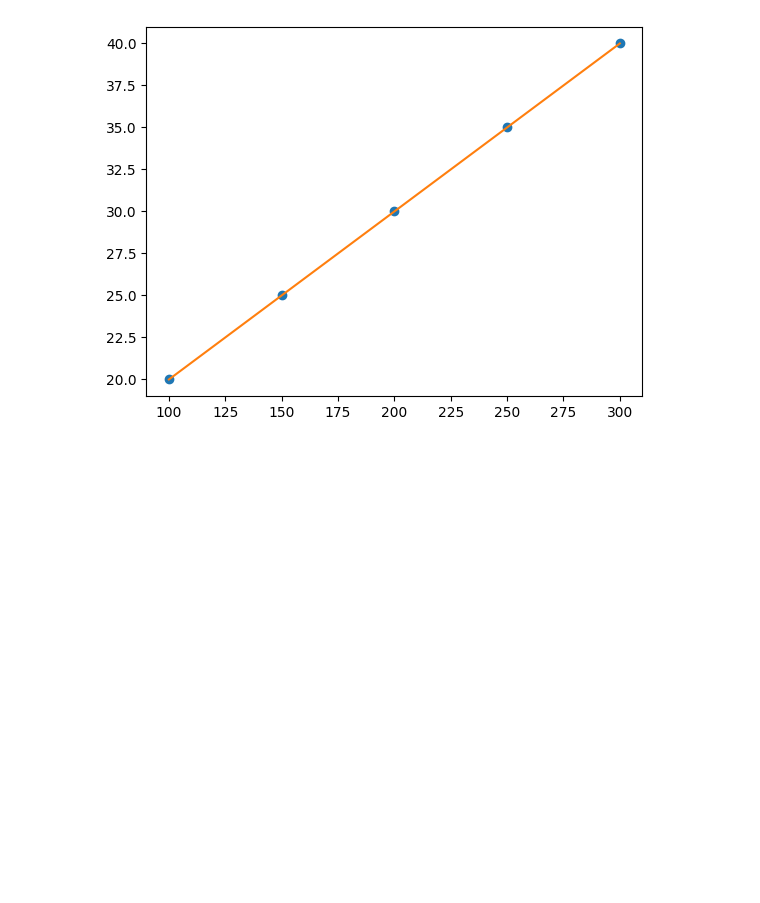
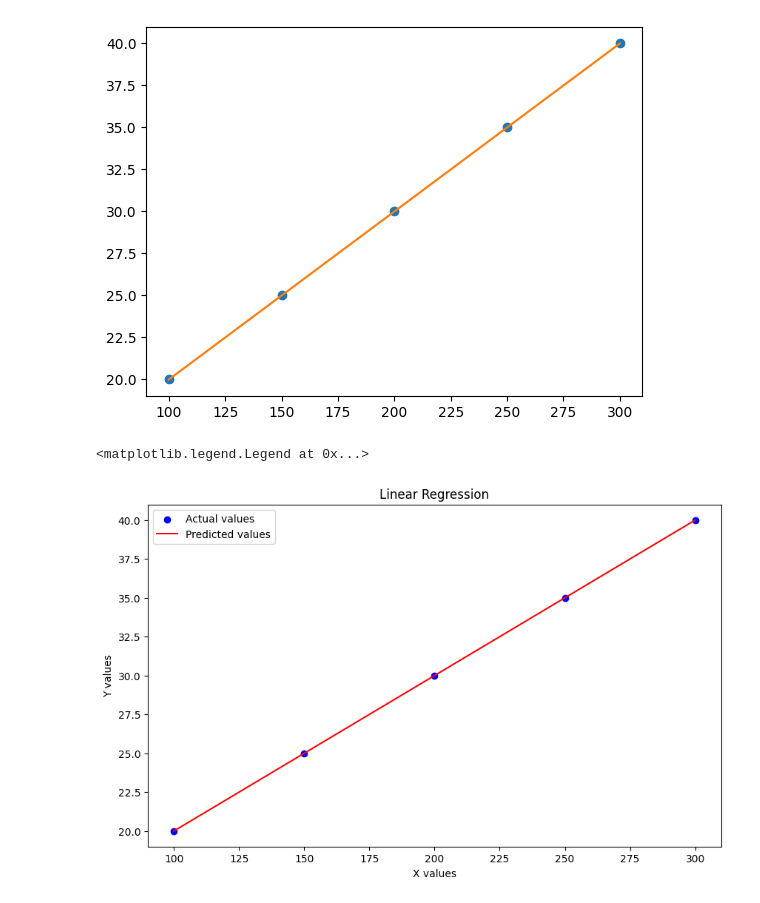
Before and after one commit to sharvayuzade/DeepLearning-LAB, a Jupyter notebook: Practical 2/linearreg.ipynb, the cells around one changed output. Saved outputs shown, nothing was run; the diff lists cells and outputs as text; code cells hidden in the pictures; blank space fills up the shorter version.

```diff
--- a/Practical 2/linearreg.ipynb
+++ b/Practical 2/linearreg.ipynb
@@ -70,3 +70,14 @@ plt.plot(x,y_pred,label='Predicted values')
 # %% [output]
 [<matplotlib.lines.Line2D at 0x...>]
 [figure]
+# %%
+plt.figure(figsize=(10, 6))
+plt.scatter(x, y, color='blue', label='Actual values')
+plt.plot(x, y_pred, color='red', label='Predicted values')
+plt.title('Linear Regression')
+plt.xlabel('X values')
+plt.ylabel('Y values')
+plt.legend()
+# %% [output]
+<matplotlib.legend.Legend at 0x...>
+[figure, added]
```
Also changed, not shown: parts of 1 cell of this notebook, 2 other files.
